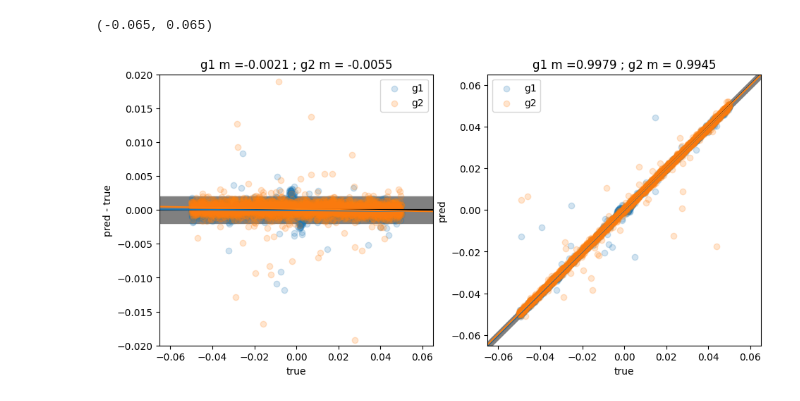
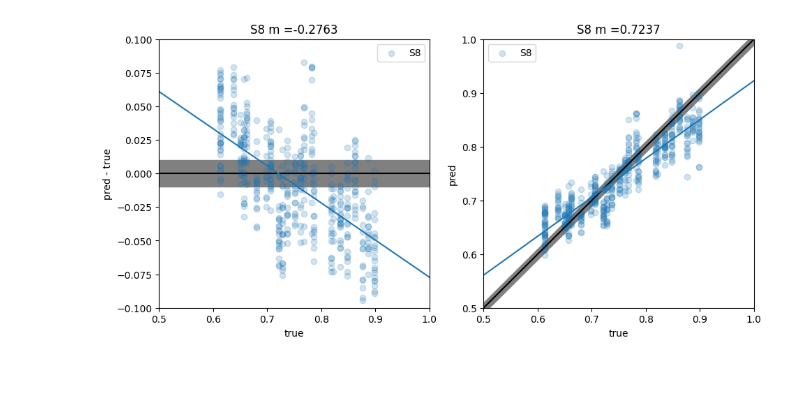
Before and after one commit to martinetnicolas/PISCO, a Jupyter notebook: shear2cosmo/notebooks/TrainCosmoSlicsJAX.ipynb, the cells around one changed output. Drawn from its saved outputs; the diff is of its cells as text; code cells hidden in the pictures; blank space fills up the shorter version.

```diff
--- a/shear2cosmo/notebooks/TrainCosmoSlicsJAX.ipynb
+++ b/shear2cosmo/notebooks/TrainCosmoSlicsJAX.ipynb
@@ -157,14 +151,14 @@ def preprocessing(example):
   def range_compression(img):
     return tf.clip_by_value(tf.math.asinh(tf.expand_dims(img, axis=-1) / tf.constant(scaling) / 3. ),-10,10)
   # Our preprocessing function only returns the postage stamps, and the shear
-  return range_compression(example['image']), example['g']
+  return range_compression(example['Map']), example['S8']
 # %%
 #batch_size = 64
 
 # Load the data
-dset = tfds.load('pisco_euclid',split='train[:80%]',data_dir=IMAGESIMS_dir)
+dset = tfds.load('cosmo_slics',split='train[:80%]',data_dir=IMAGESIMS_dir)
 dset = dset.repeat()
-dset = dset.shuffle(10000)
+dset = dset.shuffle(5000)
 dset = dset.map(preprocessing)
 dset = dset.batch(batch_size, drop_remainder=True)
 dset = dset.prefetch(-1)
@@ -179,5 +166,5 @@ Lambda fuctions will be no more assumed to be used in the statement where they a
 # %%
-dset_val = tfds.load('pisco_euclid',split='train[80%:90%]',data_dir=IMAGESIMS_dir)
+dset_val = tfds.load('cosmo_slics',split='train[80%:90%]',data_dir=IMAGESIMS_dir)
 dset_val = dset_val.repeat()
 dset_val = dset_val.map(preprocessing)
 dset_val = dset_val.batch(batch_size, drop_remainder=True)
@@ -233,7 +223,7 @@ KeyboardInterrupt:
 with open(MODELS_dir+case+'_complete.pckl', 'rb') as handle:
     params_trained = pickle.load(handle)
 # %%
-dset_test = tfds.load('pisco_euclid',split='train[90%:]',data_dir=IMAGESIMS_dir)
+dset_test = tfds.load('cosmo_slics',split='train[90%:]',data_dir=IMAGESIMS_dir)
 dset_test = dset_test.map(preprocessing)
 dset_test = dset_test.batch(batch_size, drop_remainder=True)
 dset_test = dset_test.prefetch(-1)
@@ -255,55 +243,50 @@ ValueError: need at least one array to concatenate
 # %%
-# cut external values to avoid errors in g1
-preds = preds[np.sqrt(truth[:,0]**2)<0.05]
-truth = truth[np.sqrt(truth[:,0]**2)<0.05]
-preds = preds[np.sqrt(truth[:,1]**2)<0.05]
-truth = truth[np.sqrt(truth[:,1]**2)<0.05]
-
-poly_g1 = np.polyfit(truth[:,0],preds[:,0] - truth[:,0],1)
-poly_g2 = np.polyfit(truth[:,1],preds[:,1] - truth[:,1],1)
+poly_S8 = np.polyfit(truth[:,0],preds[:,0] - truth[:,0],1)
+#poly_g2 = np.polyfit(truth[:,1],preds[:,1] - truth[:,1],1)
 
 plt.figure(figsize=(11,5))
 
 #
 plt.subplot(121)
 
 plt.axhline(0, color='k')
-plt.axhspan(-0.002,0.002, color='gray');
+plt.axhspan(-0.01,0.01, color='gray');
 
-t = np.linspace(-0.065,0.065)
-plt.plot(t, poly_g1[1]+poly_g1[0]*t, color='C0')
-plt.plot(t, poly_g2[1]+poly_g2[0]*t, color='C1')
+t = np.linspace(0.5,1.0)
+plt.plot(t, poly_S8[1]+poly_S8[0]*t, color='C0')
+#plt.plot(t, poly_g2[1]+poly_g2[0]*t, color='C1')
 
-plt.scatter(truth[:,0], preds[:,0] - truth[:,0], alpha=0.2, label='g1',color='C0')
-plt.scatter(truth[:,1], preds[:,1] - truth[:,1], alpha=0.2, label='g2',color='C1')
+plt.scatter(truth[:,0], preds[:,0] - truth[:,0], alpha=0.2, label='S8',color='C0')
+#plt.scatter(truth[:,1], preds[:,1] - truth[:,1], alpha=0.2, label='g2',color='C1')
 plt.xlabel('true')
 plt.ylabel('pred - true')
 
 plt.legend();
-plt.title('g1 m =%0.4f ; g2 m = %0.4f'%(poly_g1[0], poly_g2[0]))
-plt.ylim(-0.02,0.02)
-plt.xlim(-0.065,0.065)
+#plt.title('S8 m =%0.4f ; g2 m = %0.4f'%(poly_g1[0], poly_g2[0]))
+plt.title('S8 m =%0.4f'%(poly_S8[0]))
+plt.ylim(-0.1,0.1)
+plt.xlim(0.5,1.0)
 
 #
 plt.subplot(122)
 
-t = np.linspace(-0.065,0.065)
+t = np.linspace(0.5,1.0)
 plt.plot(t,t, color='k')
-plt.fill_between(t,t-0.002,t+0.002, color='gray')
-plt.plot(t, poly_g1[1]+(poly_g1[0]+1)*t, color='C0')
-plt.plot(t, poly_g2[1]+(poly_g2[0]+1)*t, color='C1')
+plt.fill_between(t,t-0.01,t+0.01, color='gray')
+plt.plot(t, poly_S8[1]+(poly_S8[0]+1)*t, color='C0')
+#plt.plot(t, poly_g2[1]+(poly_g2[0]+1)*t, color='C1')
 
-plt.scatter(truth[:,0], preds[:,0], alpha=0.2, label='g1',color='C0')
-plt.scatter(truth[:,1], preds[:,1], alpha=0.2, label='g2',color='C1')
+plt.scatter(truth[:,0], preds[:,0], alpha=0.2, label='S8',color='C0')
+#plt.scatter(truth[:,1], preds[:,1], alpha=0.2, label='g2',color='C1')
 plt.xlabel('true')
 plt.ylabel('pred')
 
 plt.legend();
-plt.title('g1 m =%0.4f ; g2 m = %0.4f'%(poly_g1[0]+1, poly_g2[0]+1))
-plt.ylim(-0.065,0.065)
-plt.xlim(-0.065,0.065)
+#plt.title('g1 m =%0.4f ; g2 m = %0.4f'%(poly_g1[0]+1, poly_g2[0]+1))
+plt.title('S8 m =%0.4f'%(poly_S8[0]+1))
+plt.ylim(0.5,1.0)
+plt.xlim(0.5,1.0)
 
 plt.savefig(PLOTS_dir+case+'_predtrue.png')
 # %% [output]
-(-0.065, 0.065)
-[figure, old version]
+[figure, new version]
```
Also changed, not shown: parts of 12 cells of this notebook, 1 other file.
